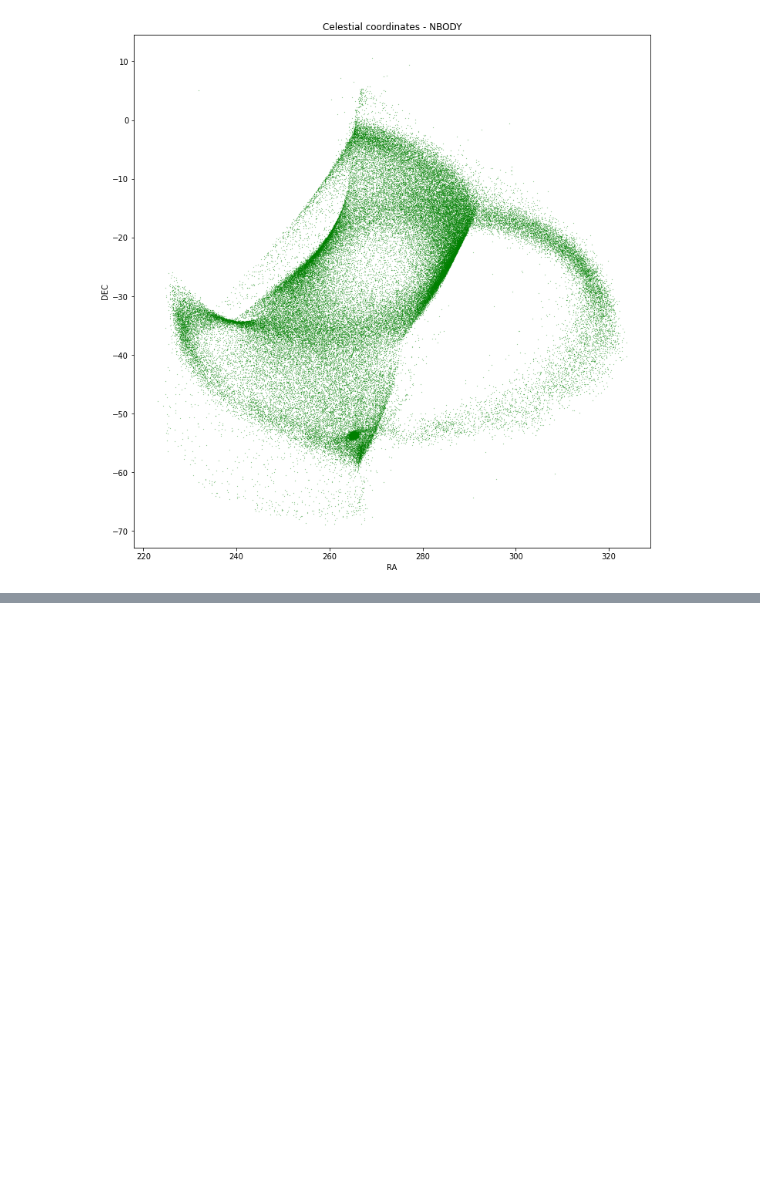
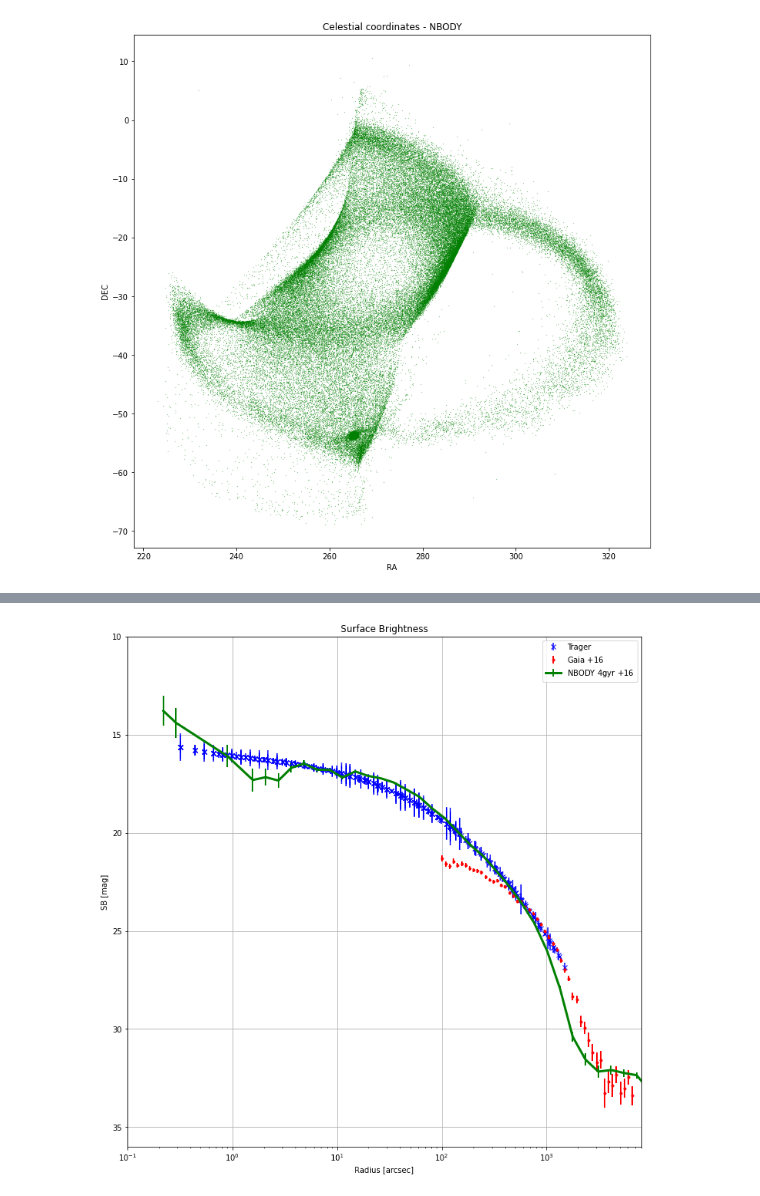
Before and after one commit to anthony-arnold/ngc6397, a Jupyter notebook: ngc6397.ipynb, the cells around one changed output, grey strips where cells are left out. Saved outputs shown, nothing was run; the diff lists cells and outputs as text; code cells hidden in the pictures; blank space fills up the shorter version.

```diff
--- a/ngc6397.ipynb
+++ b/ngc6397.ipynb
@@ -260,0 +186,80 @@ ax.legend()
+# %%
+def sdens_to_sb(n):
+    return (-2.5) * np.log10(n)
+
+def surface_density(d, ax, label, scale=17, fmt='none', lw=2):
+    logmin = np.amin(d)
+    logmax = np.amax(d)
+    logbins = np.logspace(np.log10(logmin), np.log10(logmax), 50)
+    counts, bins = np.histogram(d, bins=logbins)
+    cut = counts > 0
+
+    # Divide the sum in each bin by the area of the annulus
+    r_b = bins[:-1]
+    area = np.array([
+      2 * np.pi * bins[i+1] * (bins[i+1] - r)
+      for i,r in enumerate(r_b)
+    ])[cut]
+
+    n_area = counts[cut] / area
+    nsq_area = np.sqrt(counts[cut]) / area
+    y = -2.5 * np.log10(n_area)
+
+    error = -2.5 * np.log10(n_area+nsq_area) - y
+    #error = np.log10(nsq_area)
+    #error = np.log10(y) - np.log10(np.sqrt(counts[cut]))
+    #error = y / np.sqrt(n_area)
+    #err = (y / np.sqrt(n_area))
+
+    ax.errorbar(r_b[cut], y+scale, fmt=fmt,
+                yerr=np.abs(error), label=label, lw=lw, elinewidth=2)
+
+
+
+# Stitch with Trager et al.
+from geom import rad2arcsec
+trager = np.loadtxt('ngc6397_trager.dat')
+
+fig, ax = plt.subplots(ncols=1)
+
+ax.set_title('Surface Brightness')
+ax.set_xlabel(r'Radius [arcsec]')
+ax.set_ylabel(r'SB [mag]')
+ax.set_xscale("log")
+ax.grid()
+ax.invert_yaxis()
+ax.set(
+    ylim=[36, 10],
+    xlim=[0.1, 8000]
+)
+# ax.set(title="Surface Density")
+
+# Plot tager
+# ax.plot(10**trager[:,0], trager[:,2], label='Trager')
+trager_err = np.abs(trager[:,3])
+cut_trager = trager_err < 1
+ax.errorbar(10**trager[:,0][cut_trager], trager[:,2][cut_trager], yerr=trager_err[cut_trager], label='Trager', fmt='bx')
+
+
+# Stitch Gaia
+cut = cut & bright
+gaia_cut = gaia.data[cut]
+arcsec_distance = rad2arcsec(angular_dist(gaia_cut['ra'], gaia_cut['dec'], orbits.RA, orbits.DEC))
+surface_density(arcsec_distance[arcsec_distance > 100], ax, 'Gaia $+16$', scale=16, fmt='r.')
+
+# Get nbody form
+m80 = (nbody[:,7] > 0.8) & (nbody[:,8] < 10)
+
+nbdis = rad2arcsec(angular_dist(nbody[:,1][m80], nbody[:,2][m80], orbits.RA, orbits.DEC))
+surface_density(nbdis, ax, 'NBODY 4gyr $+16$', fmt='g-', scale=16, lw=3)
+
+# Get nbody form
+#nbody8 = np.loadtxt('8gyr/ngc6397.out')
+#m80 = (nbody8[:,7] > 0.8) & (nbody8[:,8] < 10)
+
+#nbdis = rad2arcsec(angular_dist(nbody8[:,1][m80], nbody8[:,2][m80], orbits.RA, orbits.DEC))
+#surface_density(nbdis, ax, 'NBODY 8gyr $+16$', fmt='y-', scale=16, lw=3)
+
+
+ax.legend()
+# %% [output]
@@ -261,3 +267,4 @@ ax.legend()
+[figure, added]
 # %%
 # Vel. disp.
 from astropy import units as u
```
Also changed, not shown: parts of 4 cells of this notebook, 2 other files.
